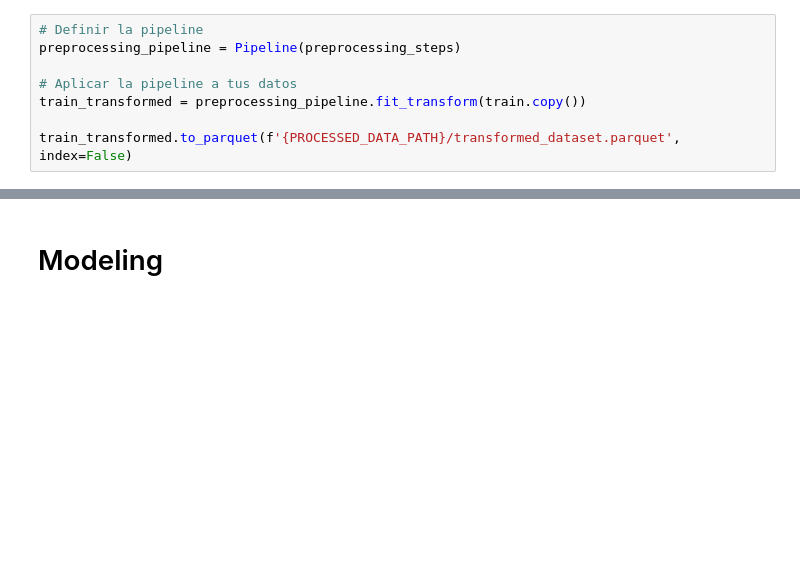
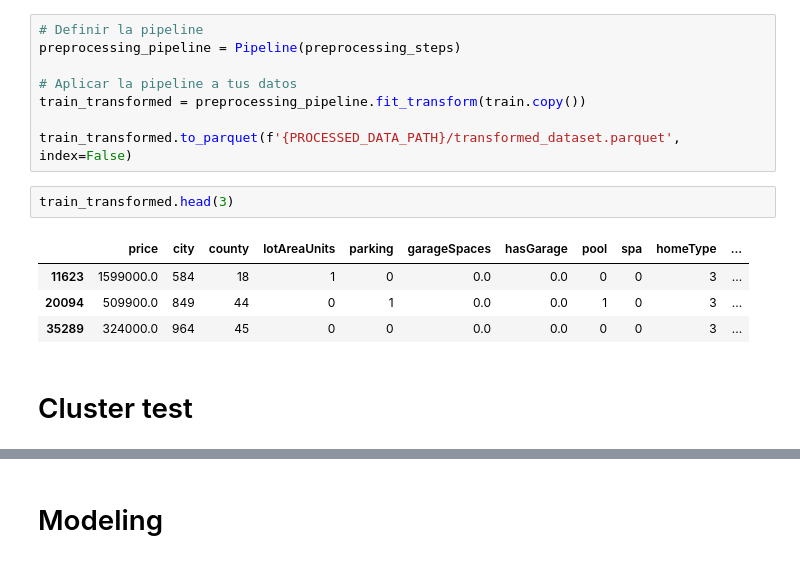
Before and after one commit to robertogarces/real-state, a Jupyter notebook: notebooks/pipeline.ipynb, the cells around one changed output, grey strips where cells are left out. Cells and saved outputs as stored; diff of their text form; blank space fills up the shorter version.

```diff
--- a/notebooks/pipeline.ipynb
+++ b/notebooks/pipeline.ipynb
@@ -98,3 +107,12 @@ preprocessing_pipeline = Pipeline(preprocessing_steps)
 train_transformed = preprocessing_pipeline.fit_transform(train.copy())
 
 train_transformed.to_parquet(f'{PROCESSED_DATA_PATH}/transformed_dataset.parquet', index=False)
+# %%
+train_transformed.head(3)
+# %% [output]
+|  | price | city | county | lotAreaUnits | parking | garageSpaces | hasGarage | pool | spa | homeType | ... |
+| 11623 | 1599000.0 | 584 | 18 | 1 | 0 | 0.0 | 0.0 | 0 | 0 | 3 | ... |
+| 20094 | 509900.0 | 849 | 44 | 0 | 1 | 0.0 | 0.0 | 1 | 0 | 3 | ... |
+| 35289 | 324000.0 | 964 | 45 | 0 | 0 | 0.0 | 0.0 | 0 | 0 | 3 | ... |
+# %% [markdown]
+# Cluster test
```
Also changed, not shown: parts of 21 cells of this notebook, 5 other files.
